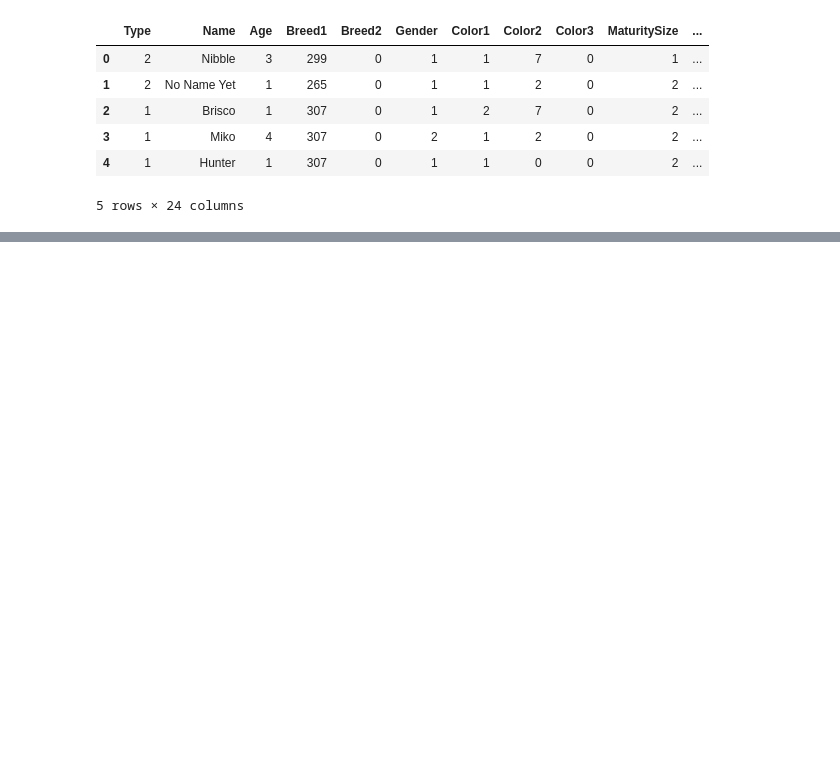
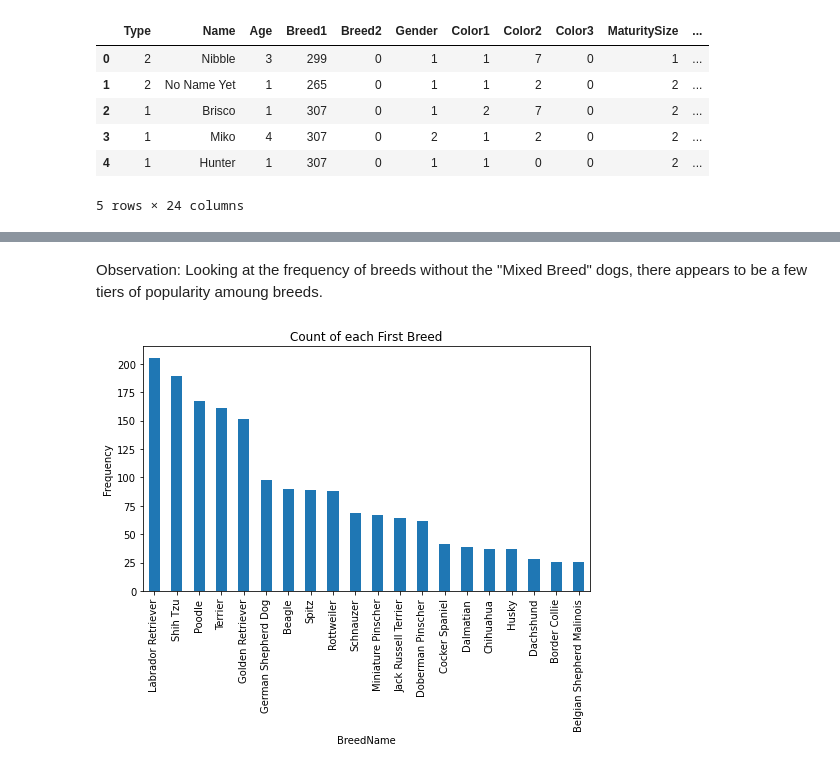
Before and after one commit to hanh-nguyen/petadoption, a Jupyter notebook: exploration/analysis/breed_analysis.ipynb, the cells around one changed output, grey strips where cells are left out. Cells and saved outputs as stored; diff of their text form; code cells hidden in the pictures; blank space fills up the shorter version.

Commit message:
completed initial breed analysis

```diff
--- a/exploration/analysis/breed_analysis.ipynb
+++ b/exploration/analysis/breed_analysis.ipynb
@@ -22,3 +30,7 @@ train_df.head()
 | 3 | 1 | Miko | 4 | 307 | 0 | 2 | 1 | 2 | 0 | 2 | ... |
 | 4 | 1 | Hunter | 1 | 307 | 0 | 1 | 1 | 0 | 0 | 2 | ... |
 5 rows × 24 columns
+# %%
+breed_file = "../data/breed_labels.csv"
+breed_df = pd.read_csv(breed_file)
+breed_df.head()
@@ -24,0 +48,9 @@ train_df.head()
+# %%
+df = pd.merge(train_df, breed_df[["BreedID", "BreedName"]], how='left', left_on="Breed1", right_on="BreedID")
+df = df.drop(["BreedID"], axis=1)
+df = df.rename(columns={"BreedName": "BreedName1"})
+df = pd.merge(df, breed_df[["BreedID", "BreedName"]], how='left', left_on="Breed2", right_on="BreedID")
+df = df.drop(["BreedID"], axis=1)
+df = df.rename(columns={"BreedName": "BreedName2"})
+df['AllBreeds'] = df['BreedName1'] + "_" + df['BreedName2']
+df.head()
@@ -24,0 +99,10 @@ train_df.head()
+# %% [markdown]
+Observation: Looking at the frequency of breeds without the "Mixed Breed" dogs, there appears to be a few tiers of popularity amoung breeds.
+# %%
+_ = df.loc[(df['Type'] == 1) & (df['Breed1'] != 307), 'BreedName1'].value_counts().head(20).plot(kind='bar',
+                                    figsize=(8,4.5),
+                                    title="Count of each First Breed")
+_ = plt.xlabel("BreedName")
+_ = plt.ylabel("Frequency")
+# %% [output]
+[figure, added]
```
Also changed, not shown: parts of 25 cells of this notebook.
